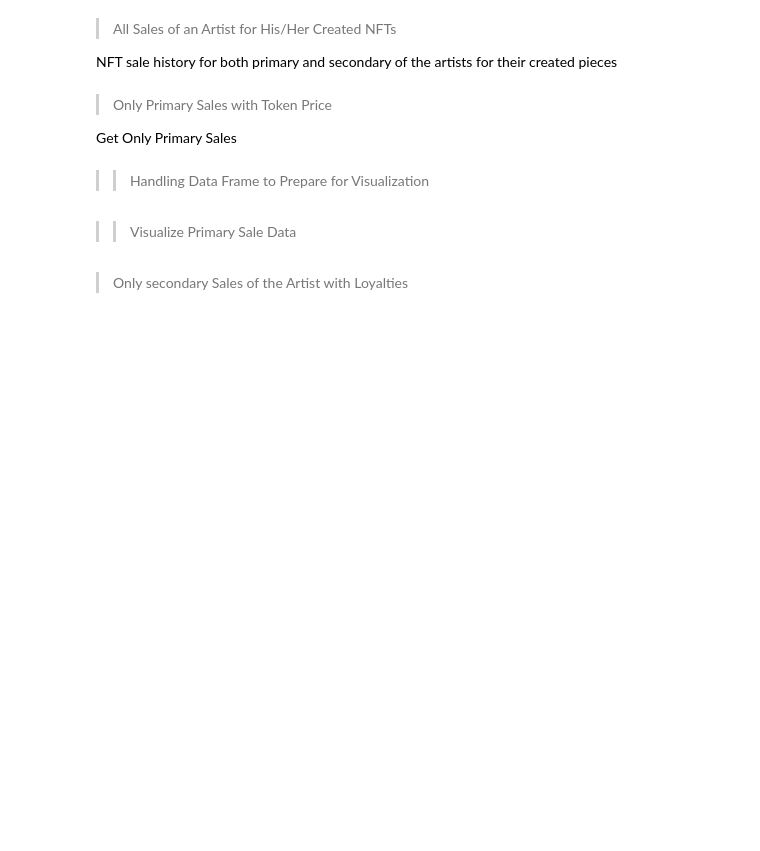
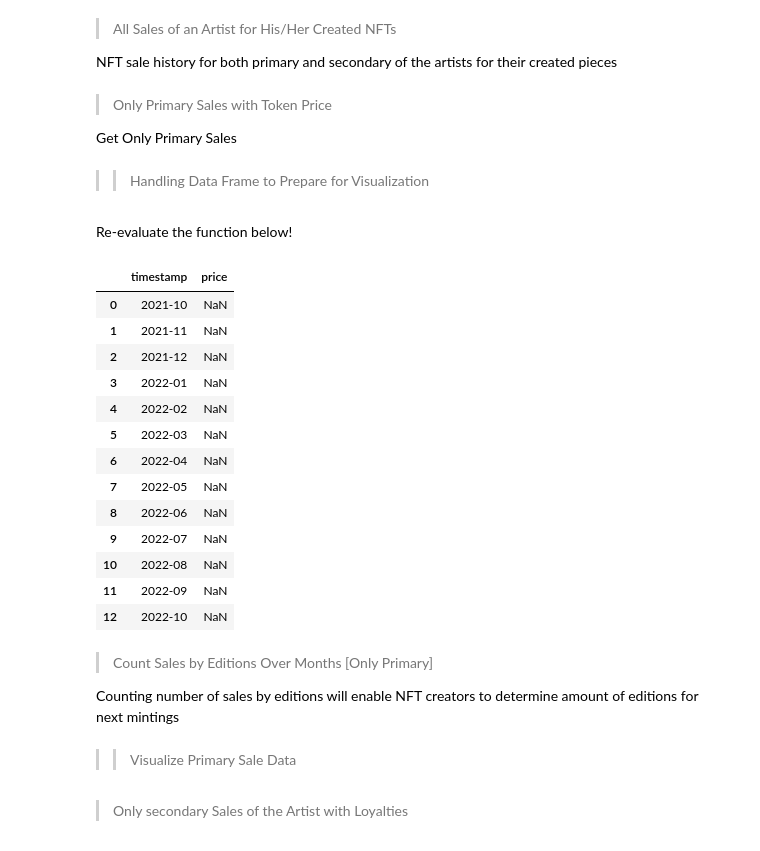
Before and after one commit to EmirhanServeren/NFT-CollaBot, a Jupyter notebook: main.ipynb, the cells around one changed output. Drawn from its saved outputs; the diff is of its cells as text; code cells hidden in the pictures; blank space fills up the shorter version.

```diff
--- a/main.ipynb
+++ b/main.ipynb
@@ -641,3 +640,5 @@ def creator_primary_sales_df(wallet_address):
     #creator_primary_sales_dataFrame=creator_primary_sales_dataFrame.reindex(sale_date_range,fill_value=0)
 
     return creator_primary_sales_dataFrame                                             # return the data frame
+# %% [markdown]
+Re-evaluate the function below!
@@ -643,0 +694,21 @@ def creator_primary_sales_df(wallet_address):
+# %%
+creator_primary_sales_df(findWalletAddress_byTezDomain("emirhanserveren.tez"))
+# %% [output]
+|  | timestamp | price |
+| 0 | 2021-10 | NaN |
+| 1 | 2021-11 | NaN |
+| 2 | 2021-12 | NaN |
+| 3 | 2022-01 | NaN |
+| 4 | 2022-02 | NaN |
+| 5 | 2022-03 | NaN |
+| 6 | 2022-04 | NaN |
+| 7 | 2022-05 | NaN |
+| 8 | 2022-06 | NaN |
+| 9 | 2022-07 | NaN |
+| 10 | 2022-08 | NaN |
+| 11 | 2022-09 | NaN |
+| 12 | 2022-10 | NaN |
+# %% [markdown]
+> Count Sales by Editions Over Months [Only Primary]
+
+Counting number of sales by editions will enable NFT creators to determine amount of editions for next mintings
```
Also changed, not shown: parts of 3 cells of this notebook.
